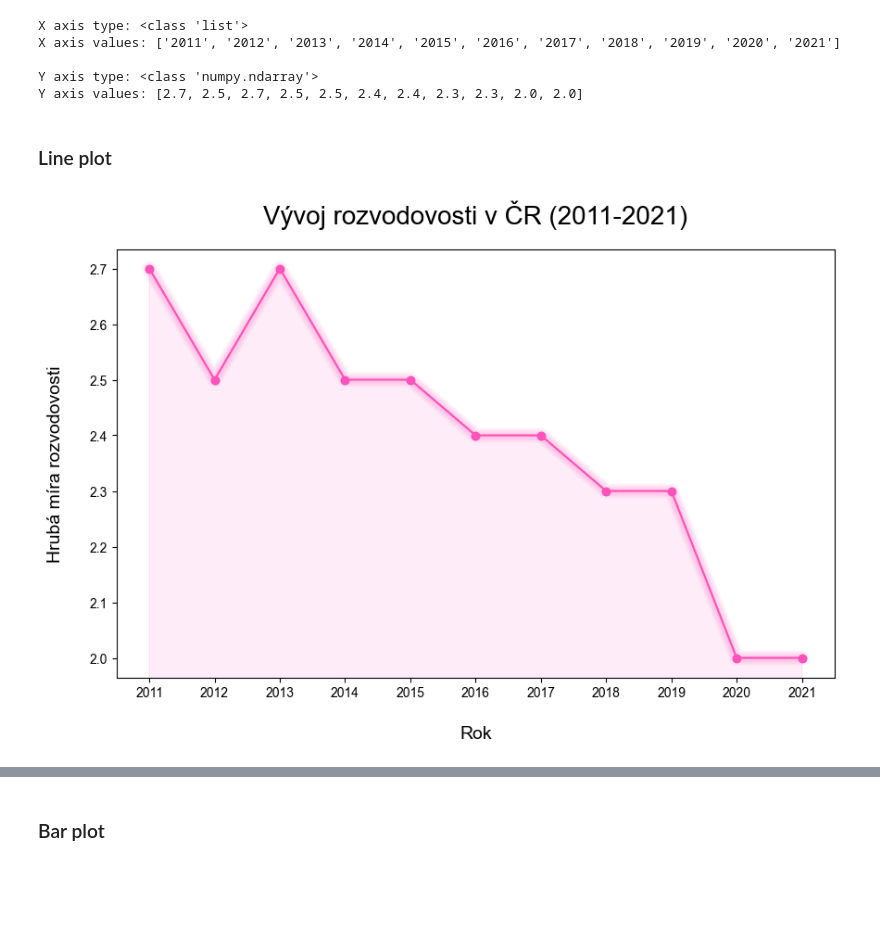
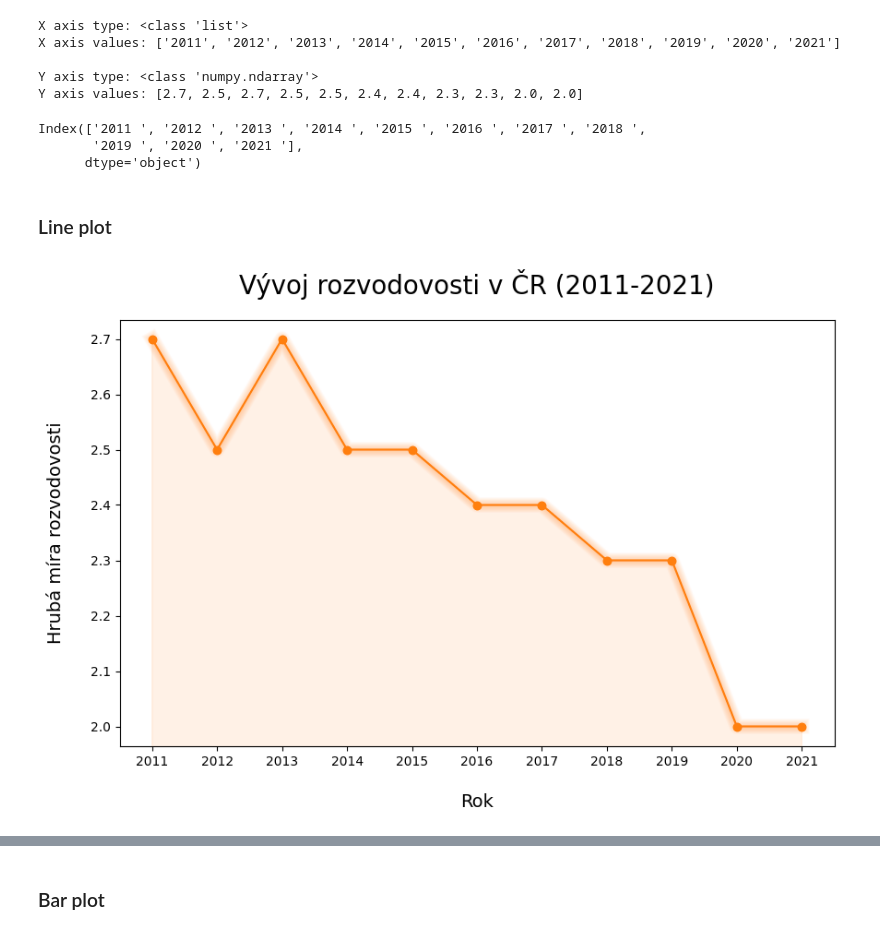
Before and after one commit to ondrejvanout/divorce-rate-research, a Jupyter notebook: data_processing.ipynb, the cells around one changed output, grey strips where cells are left out. Saved outputs shown, nothing was run; the diff lists cells and outputs as text; code cells hidden in the pictures; blank space fills up the shorter version.

```diff
--- a/data_processing.ipynb
+++ b/data_processing.ipynb
@@ -210,26 +210,32 @@ X axis values: ['2011', '2012', '2013', '2014', '2015', '2016', '2017', '2018',
 
 Y axis type: <class 'numpy.ndarray'>
 Y axis values: [2.7, 2.5, 2.7, 2.5, 2.5, 2.4, 2.4, 2.3, 2.3, 2.0, 2.0]
+# %%
+plot_divorce_data_cz.columns
+# %% [output]
+Index(['2011 ', '2012 ', '2013 ', '2014 ', '2015 ', '2016 ', '2017 ', '2018 ',
+       '2019 ', '2020 ', '2021 '],
+      dtype='object')
 # %% [markdown]
 ### Line plot
 # %%
 fig, ax = plt.subplots(figsize=(10, 6))
-plt.style.use("cyberpunk")
+#plt.style.use("cyberpunk")
 
 ax.plot(x_axis,
         y_axis_cz,
         marker='o',
         color='C1')
 ax.set_title("Vývoj rozvodovosti v ČR (2011-2021)", fontsize=20, pad=20)
 ax.set_xlabel("Rok", fontsize=14, labelpad=20)
 ax.set_ylabel("Hrubá míra rozvodovosti", fontsize=14, labelpad=20)
 
 mplcyberpunk.make_lines_glow()
 mplcyberpunk.add_underglow()
 
 plt.show()
 # %% [output]
-[figure, old version]
+[figure, new version]
 # %%
 plt.clf()
 fig, ax = plt.subplots(figsize=(10, 6))
```
Also changed, not shown: parts of 24 cells of this notebook, 2 other files.
